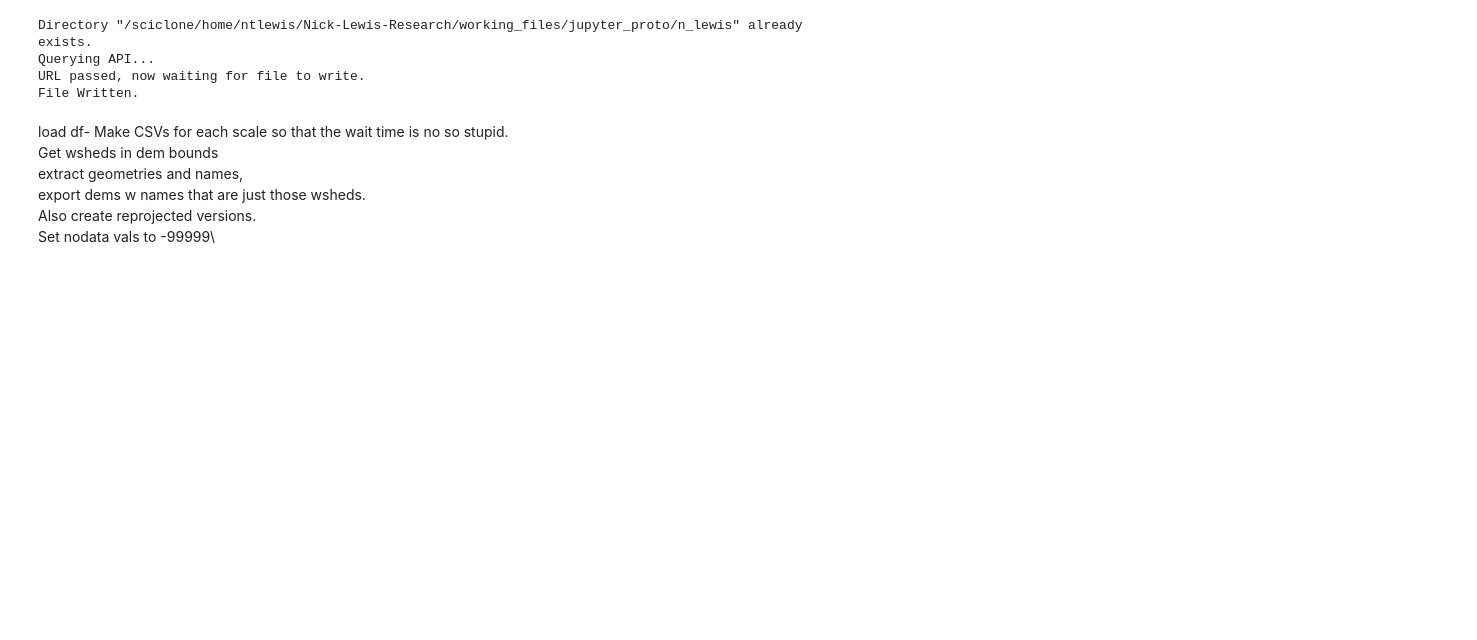
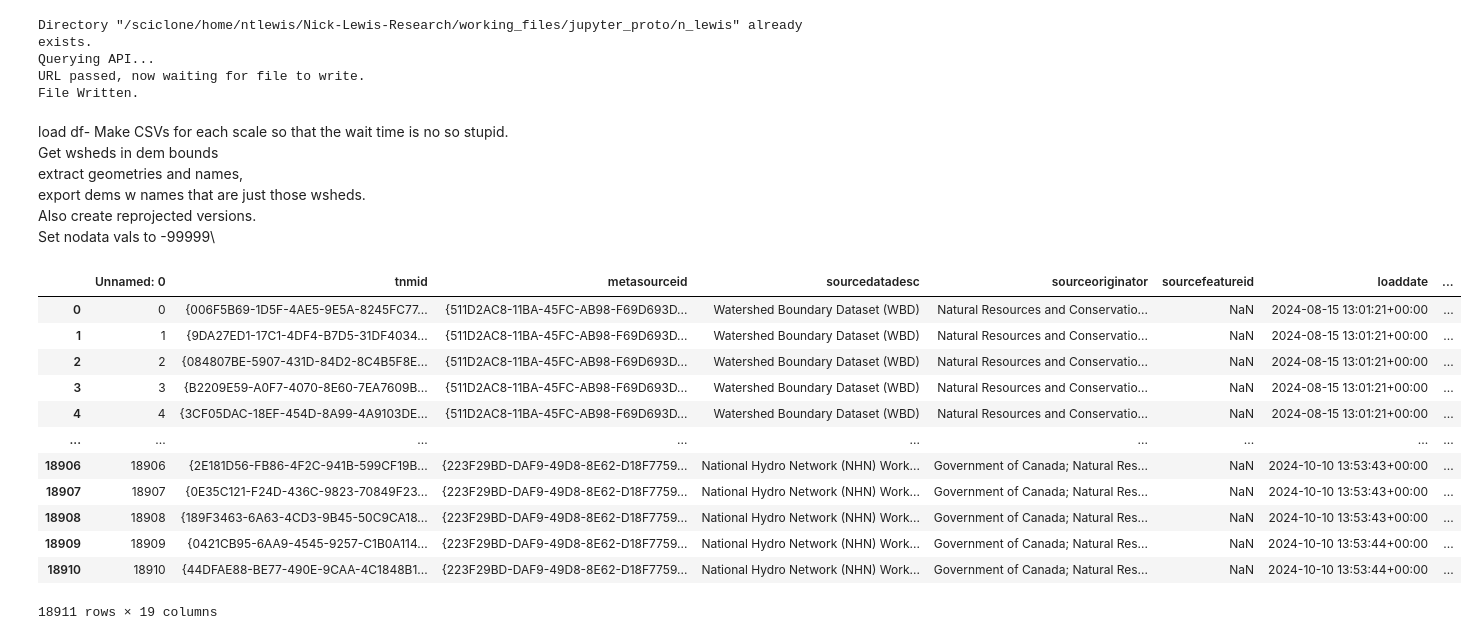
Before and after one commit to ntlewis1251/Nick-Lewis-Research, a Jupyter notebook: working_files/jupyter_proto/for_production.ipynb, the cells around one changed output. Saved outputs shown, nothing was run; the diff lists cells and outputs as text; code cells hidden in the pictures; blank space fills up the shorter version.

```diff
--- a/working_files/jupyter_proto/for_production.ipynb
+++ b/working_files/jupyter_proto/for_production.ipynb
@@ -132,4 +131,20 @@ Also create reprojected versions.\
 Set nodata vals to -99999\
 # %%
 # Watershed divider
-wsheds = gpd.read_file('/sciclone/home/ntlewis/Nick-Lewis-Research/working_files/data/WBD_National_GDB/WBD_National_GDB.gdb', layers=['WBDHU4'])
+df = pd.read_csv('/sciclone/home/ntlewis/Nick-Lewis-Research/working_files/data/wbd_scale/WBDHU10.csv')
+gdf = gpd.GeoDataFrame(data=df, crs=rio.CRS.from_epsg(4269), geometry=[shapely.wkt.loads(x) for x in df['geometry']])
+gdf
+# %% [output]
+|  | Unnamed: 0 | tnmid | metasourceid | sourcedatadesc | sourceoriginator | sourcefeatureid | loaddate | ... |
+| 0 | 0 | {006F5B69-1D5F-4AE5-9E5A-8245FC77... | {511D2AC8-11BA-45FC-AB98-F69D693D... | Watershed Boundary Dataset (WBD) | Natural Resources and Conservatio... | NaN | 2024-08-15 13:01:21+00:00 | ... |
+| 1 | 1 | {9DA27ED1-17C1-4DF4-B7D5-31DF4034... | {511D2AC8-11BA-45FC-AB98-F69D693D... | Watershed Boundary Dataset (WBD) | Natural Resources and Conservatio... | NaN | 2024-08-15 13:01:21+00:00 | ... |
+| 2 | 2 | {084807BE-5907-431D-84D2-8C4B5F8E... | {511D2AC8-11BA-45FC-AB98-F69D693D... | Watershed Boundary Dataset (WBD) | Natural Resources and Conservatio... | NaN | 2024-08-15 13:01:21+00:00 | ... |
+| 3 | 3 | {B2209E59-A0F7-4070-8E60-7EA7609B... | {511D2AC8-11BA-45FC-AB98-F69D693D... | Watershed Boundary Dataset (WBD) | Natural Resources and Conservatio... | NaN | 2024-08-15 13:01:21+00:00 | ... |
+| 4 | 4 | {3CF05DAC-18EF-454D-8A99-4A9103DE... | {511D2AC8-11BA-45FC-AB98-F69D693D... | Watershed Boundary Dataset (WBD) | Natural Resources and Conservatio... | NaN | 2024-08-15 13:01:21+00:00 | ... |
+| ... | ... | ... | ... | ... | ... | ... | ... | ... |
+| 18906 | 18906 | {2E181D56-FB86-4F2C-941B-599CF19B... | {223F29BD-DAF9-49D8-8E62-D18F7759... | National Hydro Network (NHN) Work... | Government of Canada; Natural Res... | NaN | 2024-10-10 13:53:43+00:00 | ... |
+| 18907 | 18907 | {0E35C121-F24D-436C-9823-70849F23... | {223F29BD-DAF9-49D8-8E62-D18F7759... | National Hydro Network (NHN) Work... | Government of Canada; Natural Res... | NaN | 2024-10-10 13:53:43+00:00 | ... |
+| 18908 | 18908 | {189F3463-6A63-4CD3-9B45-50C9CA18... | {223F29BD-DAF9-49D8-8E62-D18F7759... | National Hydro Network (NHN) Work... | Government of Canada; Natural Res... | NaN | 2024-10-10 13:53:43+00:00 | ... |
+| 18909 | 18909 | {0421CB95-6AA9-4545-9257-C1B0A114... | {223F29BD-DAF9-49D8-8E62-D18F7759... | National Hydro Network (NHN) Work... | Government of Canada; Natural Res... | NaN | 2024-10-10 13:53:44+00:00 | ... |
+| 18910 | 18910 | {44DFAE88-BE77-490E-9CAA-4C1848B1... | {223F29BD-DAF9-49D8-8E62-D18F7759... | National Hydro Network (NHN) Work... | Government of Canada; Natural Res... | NaN | 2024-10-10 13:53:44+00:00 | ... |
+18911 rows × 19 columns
```
Also changed, not shown: parts of 4 cells of this notebook.
